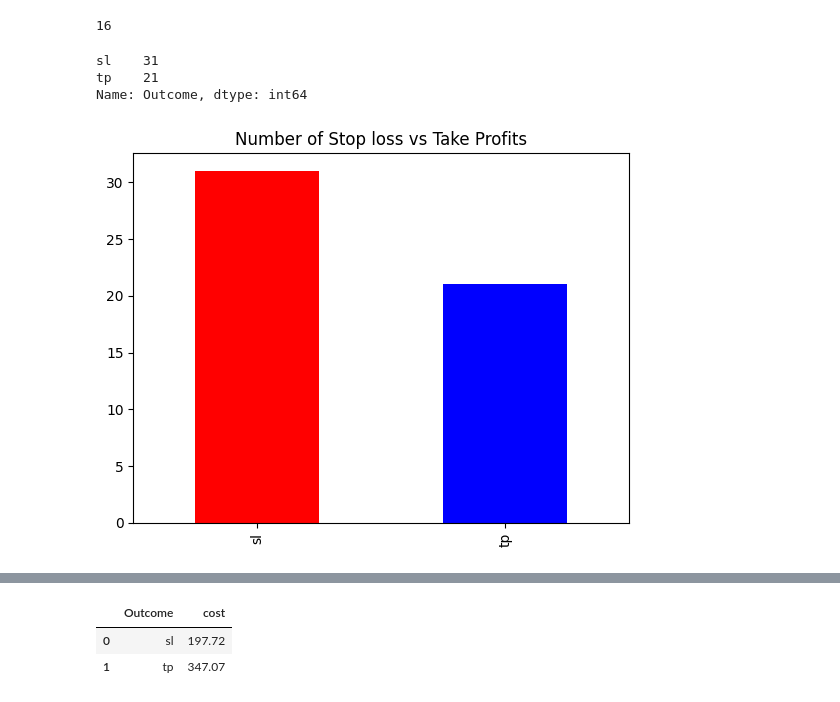
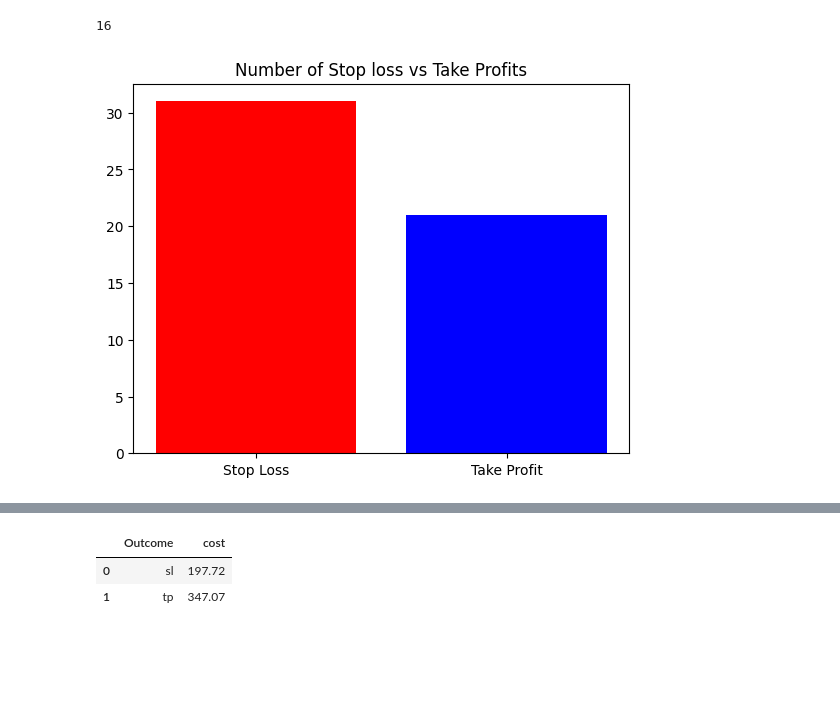
Before and after one commit to ToluPaul/forex, a Jupyter notebook: forex_pred.ipynb, the cells around one changed output, grey strips where cells are left out. Saved outputs shown, nothing was run; the diff lists cells and outputs as text; code cells hidden in the pictures; blank space fills up the shorter version.

```diff
--- a/forex_pred.ipynb
+++ b/forex_pred.ipynb
@@ -235,12 +212,12 @@ vix['Date'].nunique()
 # %% [output]
 16
 # %%
-print(vix['Outcome'].value_counts())
-vix['Outcome'].value_counts().plot(kind = 'bar', color = ['red', 'blue', 'purple', 'red', 'black'])
+#print(vix['Outcome'].value_counts())
+outcome = vix['Outcome'].value_counts()
+#vix['Outcome'].value_counts().plot(kind = 'bar', color = ['red', 'blue'])
+plt.bar(outcome.index, outcome.values,data=outcome, color = ['red', 'blue'])
 plt.title('Number of Stop loss vs Take Profits')
+plt.xticks(ticks = ['sl', 'tp'],labels= ['Stop Loss', 'Take Profit'])
 plt.show()
 # %% [output]
-sl    31
-tp    21
-Name: Outcome, dtype: int64
-[figure, old version]
+[figure, new version]
```
Also changed, not shown: parts of 8 cells of this notebook.
